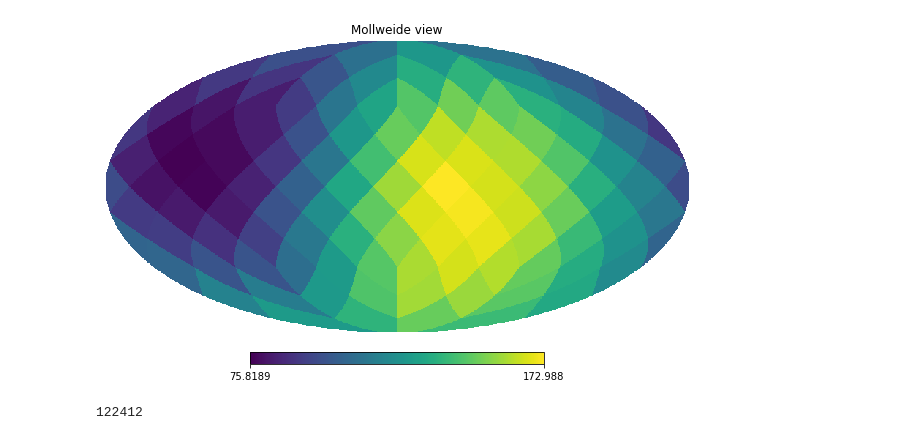
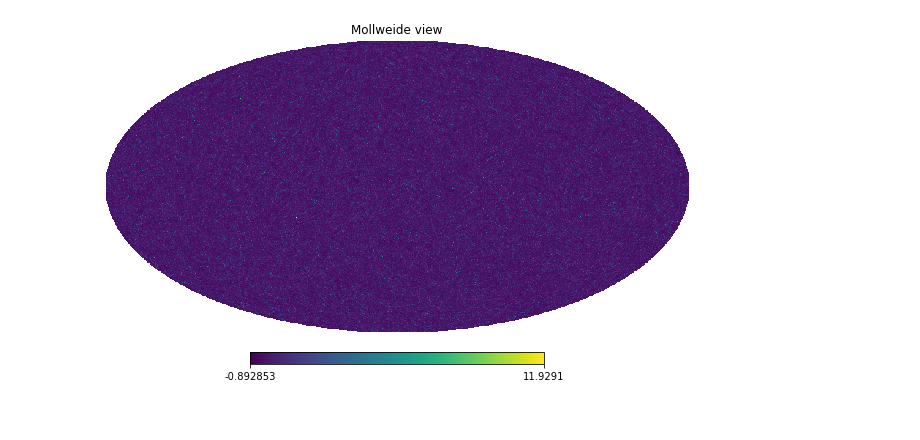
Before and after one commit to wurdahl/kSZfromPC, a Jupyter notebook: Untitled.ipynb, the cells around one changed output. Cells and saved outputs as stored; diff of their text form; code cells hidden in the pictures.

```diff
--- a/Untitled.ipynb
+++ b/Untitled.ipynb
@@ -20,2 +14,4 @@ map2 = np.random.rand(12*nside**2)
 # %%
-hp.mollview
+hp.mollview(mapOver)
+# %% [output]
+[figure, added]
@@ -26,8 +17,0 @@ map2 = hp.synfast(ps,nside=nside)
-# %%
-hp.mollview(map2)
-# %% [output]
-[figure, removed]
-# %%
-len(map2)
-# %% [output]
-122412
```
Also changed, not shown: parts of 16 cells of this notebook, 5 other files.
